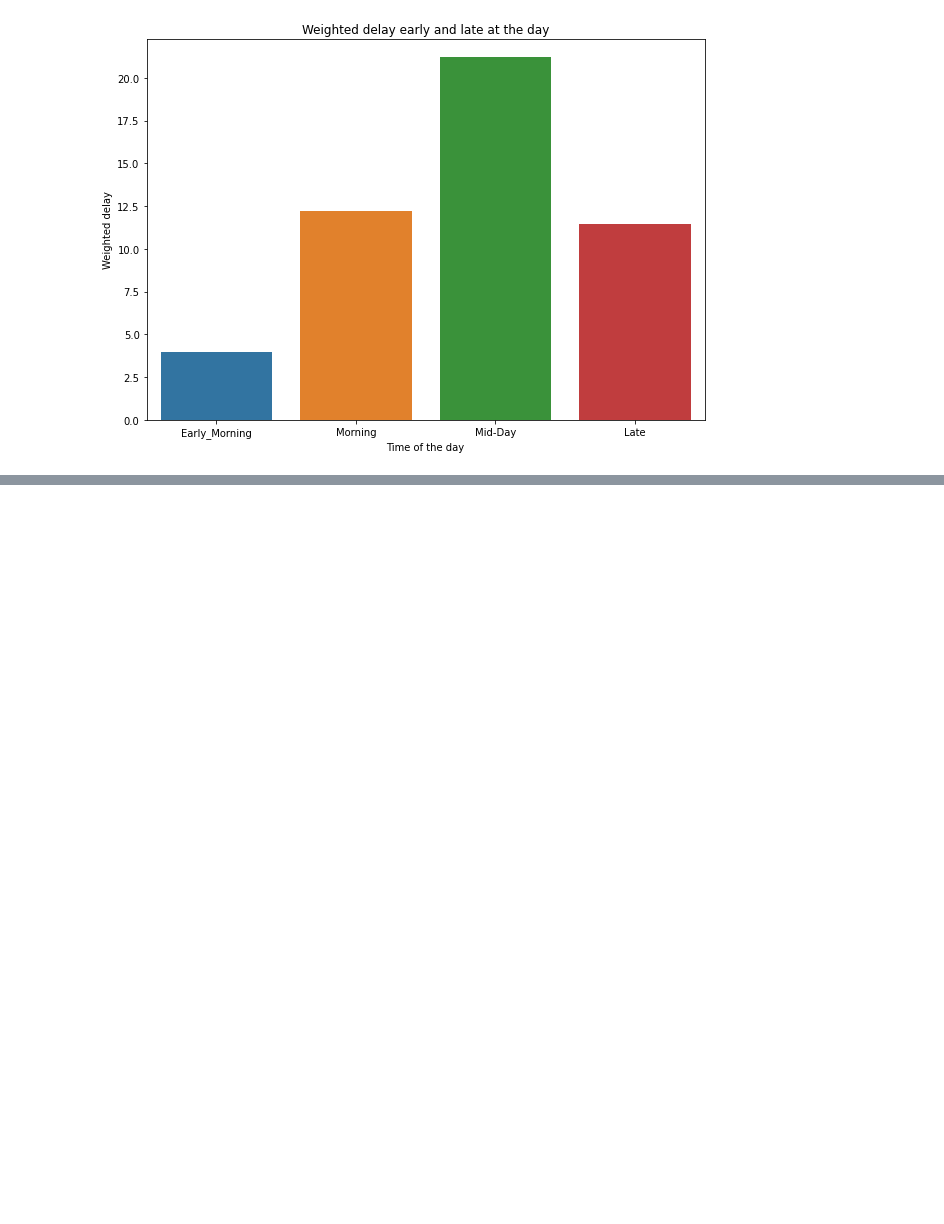
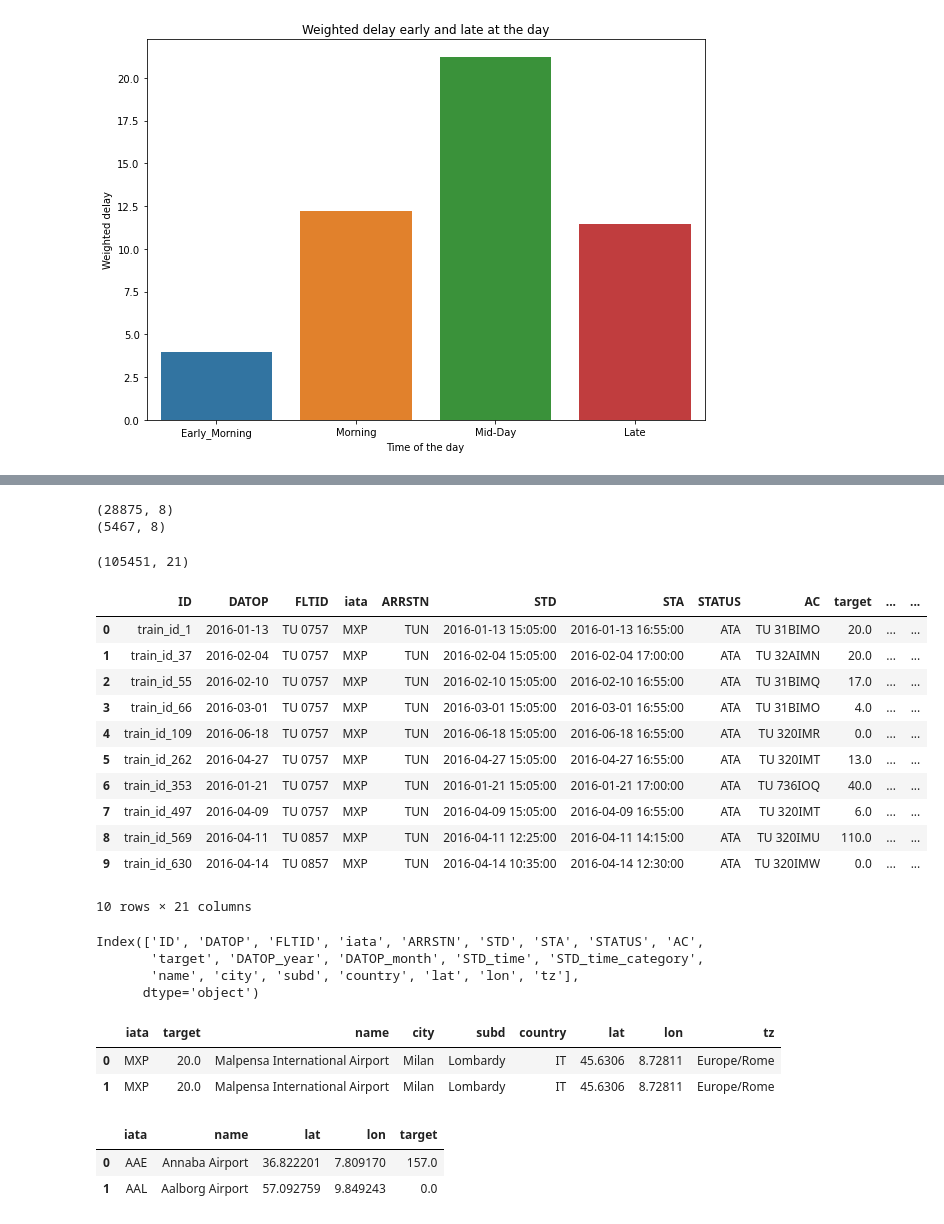
Before and after one commit to janb89/groupwork2, a Jupyter notebook: EDA_Tamara.ipynb, the cells around one changed output, grey strips where cells are left out. Drawn from its saved outputs; the diff is of its cells as text; code cells hidden in the pictures; blank space fills up the shorter version.

```diff
--- a/EDA_Tamara.ipynb
+++ b/EDA_Tamara.ipynb
@@ -351,0 +464,9 @@ sns.barplot(data=df3, x='STD_time_category', y='normalized').set(title='Weighted
+# %%
+#Load the airport dataset from Jan
+import airportsdata as airports
+import airportsdata
+airports = airportsdata.load()
+
+#Transform the data
+airports = pd.DataFrame(airports).T.reset_index(drop=True)
+airports.head(5)
@@ -351,0 +484,3 @@ sns.barplot(data=df3, x='STD_time_category', y='normalized').set(title='Weighted
+# %%
+#Drop the icao column and elevation because we do not need this information
+airports.drop(['icao', 'elevation'], axis=1, inplace=True)
@@ -351,0 +505,58 @@ sns.barplot(data=df3, x='STD_time_category', y='normalized').set(title='Weighted
+# %%
+#in iata, replace the rows without information with NaN to be able to get rid of those ones
+airports_2 = airports.replace(r'^\s*$', np.nan, regex=True)
+print(airports_2.shape)
+
+#drop the rows with NaN values
+airports_2.dropna(inplace=True)
+print(airports_2.shape)
+
+#by dropping the empty values we lose a lot of information
+#lets join the airports_2 dataframe with the other on on the
+# %% [output]
+(28875, 8)
+(5467, 8)
+# %%
+#we create a new dataframe containing the airport information and the flight delay information
+#because we do not have the same column names that we can merge we rename the columns in df with 'iata'
+df.rename(columns = {'DEPSTN':'iata'}, inplace=True)
+ap_delay = pd.merge(df, airports_2 , how='inner', on='iata')
+print(ap_delay.shape)
+ap_delay.head(10)
+# %% [output]
+(105451, 21)
+|  | ID | DATOP | FLTID | iata | ARRSTN | STD | STA | STATUS | AC | target | ... | ... |
+| 0 | train_id_1 | 2016-01-13 | TU 0757 | MXP | TUN | 2016-01-13 15:05:00 | 2016-01-13 16:55:00 | ATA | TU 31BIMO | 20.0 | ... | ... |
+| 1 | train_id_37 | 2016-02-04 | TU 0757 | MXP | TUN | 2016-02-04 15:05:00 | 2016-02-04 17:00:00 | ATA | TU 32AIMN | 20.0 | ... | ... |
+| 2 | train_id_55 | 2016-02-10 | TU 0757 | MXP | TUN | 2016-02-10 15:05:00 | 2016-02-10 16:55:00 | ATA | TU 31BIMQ | 17.0 | ... | ... |
+| 3 | train_id_66 | 2016-03-01 | TU 0757 | MXP | TUN | 2016-03-01 15:05:00 | 2016-03-01 16:55:00 | ATA | TU 31BIMO | 4.0 | ... | ... |
+| 4 | train_id_109 | 2016-06-18 | TU 0757 | MXP | TUN | 2016-06-18 15:05:00 | 2016-06-18 16:55:00 | ATA | TU 320IMR | 0.0 | ... | ... |
+| 5 | train_id_262 | 2016-04-27 | TU 0757 | MXP | TUN | 2016-04-27 15:05:00 | 2016-04-27 16:55:00 | ATA | TU 320IMT | 13.0 | ... | ... |
+| 6 | train_id_353 | 2016-01-21 | TU 0757 | MXP | TUN | 2016-01-21 15:05:00 | 2016-01-21 17:00:00 | ATA | TU 736IOQ | 40.0 | ... | ... |
+| 7 | train_id_497 | 2016-04-09 | TU 0757 | MXP | TUN | 2016-04-09 15:05:00 | 2016-04-09 16:55:00 | ATA | TU 320IMT | 6.0 | ... | ... |
+| 8 | train_id_569 | 2016-04-11 | TU 0857 | MXP | TUN | 2016-04-11 12:25:00 | 2016-04-11 14:15:00 | ATA | TU 320IMU | 110.0 | ... | ... |
+| 9 | train_id_630 | 2016-04-14 | TU 0857 | MXP | TUN | 2016-04-14 10:35:00 | 2016-04-14 12:30:00 | ATA | TU 320IMW | 0.0 | ... | ... |
+10 rows × 21 columns
+# %%
+#Now that we have the airport information in the dataframe we can create a map with all the airports using folium
+#For this, we only need a dataframe with the airport information and our target. We drop all the other columns from our new dataframe
+ap_delay.columns
+# %% [output]
+Index(['ID', 'DATOP', 'FLTID', 'iata', 'ARRSTN', 'STD', 'STA', 'STATUS', 'AC',
+       'target', 'DATOP_year', 'DATOP_month', 'STD_time', 'STD_time_category',
+       'name', 'city', 'subd', 'country', 'lat', 'lon', 'tz'],
+      dtype='object')
+# %%
+ap_delay.drop(columns=['ID', 'DATOP', 'FLTID', 'ARRSTN', 'STD', 'STA', 'STATUS', 'AC', 'DATOP_year', 'DATOP_month', 'STD_time', 'STD_time_category'], axis=0, inplace=True)
+ap_delay.head(2)
+# %% [output]
+|  | iata | target | name | city | subd | country | lat | lon | tz |
+| 0 | MXP | 20.0 | Malpensa International Airport | Milan | Lombardy | IT | 45.6306 | 8.72811 | Europe/Rome |
+| 1 | MXP | 20.0 | Malpensa International Airport | Milan | Lombardy | IT | 45.6306 | 8.72811 | Europe/Rome |
+# %%
+ap_delay_map = ap_delay.groupby(['iata', 'name', 'lat', 'lon']).target.mean().reset_index()
+ap_delay_map.head(2)
+# %% [output]
+|  | iata | name | lat | lon | target |
+| 0 | AAE | Annaba Airport | 36.822201 | 7.809170 | 157.0 |
+| 1 | AAL | Aalborg Airport | 57.092759 | 9.849243 | 0.0 |
```
Also changed, not shown: parts of 11 cells of this notebook.
